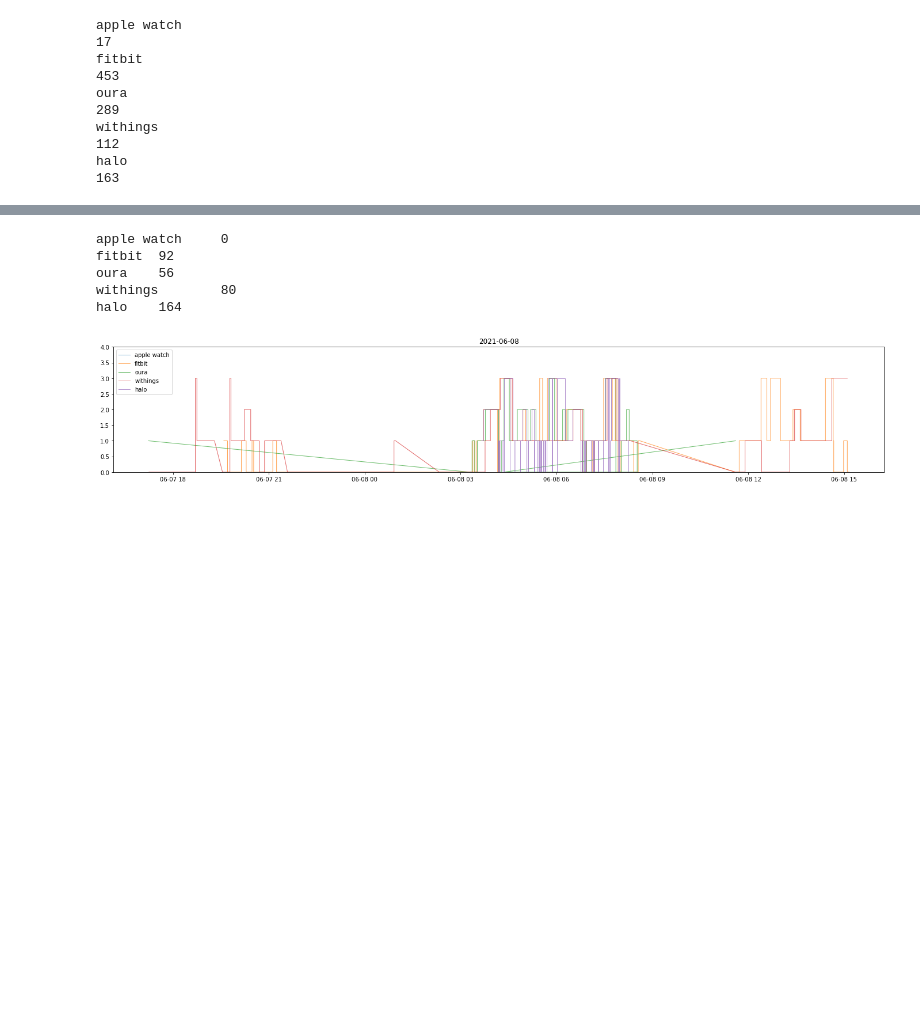
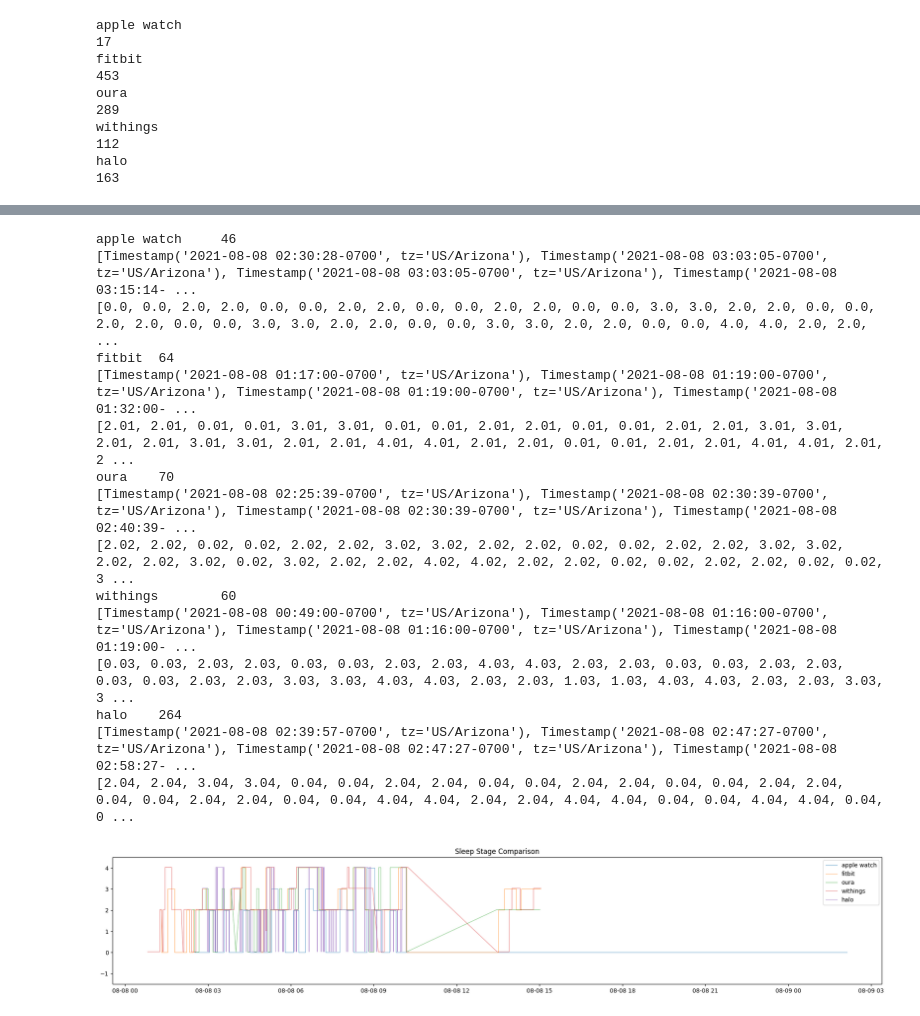
Before and after one commit to AbhikChowdhury6/qsPrez, a Jupyter notebook: analysis.ipynb, the cells around one changed output, grey strips where cells are left out. Saved outputs shown, nothing was run; the diff lists cells and outputs as text; code cells hidden in the pictures; blank space fills up the shorter version.

Commit message:
added vertical offsets and sorted time data

```diff
--- a/analysis.ipynb
+++ b/analysis.ipynb
@@ -223,0 +292,6 @@ def d2dt(d,targetTimezone):
+# %%
+times = datadf.loc[theDate]["oura"][0]
+stages = datadf.loc[theDate]["oura"][1]
+l = sorted([[x[0], x[1]] for x in zip(times, stages)], key=lambda x:x[0])
+times = [x[0] for x in l]
+stages = [x[0] for x in l]
@@ -224,35 +316,72 @@ def d2dt(d,targetTimezone):
 # %%
 import matplotlib.pyplot as plt
 import matplotlib
-theDate = fourPlusDeviceDays[30]
+theDate = fourPlusDeviceDays[1]
+
+#the datadf is indexed by day
+#contains columns that are each device
+#each cell contains a list of two lists
+ # the first one is a list of timestamps of any transitions observed
+ # the second one is the sleep stage transitioned to at that time
+
+
 
 #needs theDate
 #a list of timestamps
 #a list of sleep stages
 fig = plt.figure(figsize=(24.0, 4.0))
 
-plt.gca().set_title(theDate)
+plt.gca().set_title("Sleep Stage Comparison")
 
-plt.gca().set_ylim([0,4])
+plt.gca().set_ylim([-1.5,4.5])
 
-#plt.gca().set_xlim([d2dt(theDate, 'US/Arizona'), d2dt(theDate, 'US/Arizona') + datetime.timedelta(days=1)])
+#plt.gca().set_xlim([datetime.time(), datetime.time() + datetime.timedelta(hours=16)])
 #plt.gca().xaxis_date('US/Arizona')
 #plt.gca().xaxis.set_major_formatter(matplotlib.dates.DateFormatter('%H'))
 
+
+
 for i in range(len(deviceNames)):
+    times = datadf.loc[theDate][deviceNames[i]][0]
+    stages = datadf.loc[theDate][deviceNames[i]][1]
+    l = sorted([[x[0], x[1]] for x in zip(times, stages)], key=lambda x:x[0])
+    times = [x[0] for x in l]
+    #add a slight vertical offset to make overlapping lines easier to see
+    stages = [x[1] + (.01 * i) for x in l]
     print(deviceNames[i] + "\t" + str(len(datadf.loc[theDate][deviceNames[i]][0])))
-    plt.plot(datadf.loc[theDate][deviceNames[i]][0], datadf.loc[theDate][deviceNames[i]][1], label =deviceNames[i], alpha=0.7, linewidth=1)
+    print(times)
+    print(stages)
+    plt.plot(times, stages, label =deviceNames[i], alpha=0.7, linewidth=.7)
 
 
 plt.legend()
 plt.show()
+
+# add in no data values as -1
+# make lines thinner
+#crop ends
+#add sleep stage labels with horzontal lines
+#offset each device for viability
+#make title better
+#make x labels better
+#make y labels better
 # %% [output]
-apple watch     0
-fitbit  92
-oura    56
-withings        80
-halo    164
+apple watch     46
+[Timestamp('2021-08-08 02:30:28-0700', tz='US/Arizona'), Timestamp('2021-08-08 03:03:05-0700', tz='US/Arizona'), Timestamp('2021-08-08 03:03:05-0700', tz='US/Arizona'), Timestamp('2021-08-08 03:15:14- ...
+[0.0, 0.0, 2.0, 2.0, 0.0, 0.0, 2.0, 2.0, 0.0, 0.0, 2.0, 2.0, 0.0, 0.0, 3.0, 3.0, 2.0, 2.0, 0.0, 0.0, 2.0, 2.0, 0.0, 0.0, 3.0, 3.0, 2.0, 2.0, 0.0, 0.0, 3.0, 3.0, 2.0, 2.0, 0.0, 0.0, 4.0, 4.0, 2.0, 2.0, ...
+fitbit  64
+[Timestamp('2021-08-08 01:17:00-0700', tz='US/Arizona'), Timestamp('2021-08-08 01:19:00-0700', tz='US/Arizona'), Timestamp('2021-08-08 01:19:00-0700', tz='US/Arizona'), Timestamp('2021-08-08 01:32:00- ...
+[2.01, 2.01, 0.01, 0.01, 3.01, 3.01, 0.01, 0.01, 2.01, 2.01, 0.01, 0.01, 2.01, 2.01, 3.01, 3.01, 2.01, 2.01, 3.01, 3.01, 2.01, 2.01, 4.01, 4.01, 2.01, 2.01, 0.01, 0.01, 2.01, 2.01, 4.01, 4.01, 2.01, 2 ...
+oura    70
+[Timestamp('2021-08-08 02:25:39-0700', tz='US/Arizona'), Timestamp('2021-08-08 02:30:39-0700', tz='US/Arizona'), Timestamp('2021-08-08 02:30:39-0700', tz='US/Arizona'), Timestamp('2021-08-08 02:40:39- ...
+[2.02, 2.02, 0.02, 0.02, 2.02, 2.02, 3.02, 3.02, 2.02, 2.02, 0.02, 0.02, 2.02, 2.02, 3.02, 3.02, 2.02, 2.02, 3.02, 0.02, 3.02, 2.02, 2.02, 4.02, 4.02, 2.02, 2.02, 0.02, 0.02, 2.02, 2.02, 0.02, 0.02, 3 ...
+withings        60
+[Timestamp('2021-08-08 00:49:00-0700', tz='US/Arizona'), Timestamp('2021-08-08 01:16:00-0700', tz='US/Arizona'), Timestamp('2021-08-08 01:16:00-0700', tz='US/Arizona'), Timestamp('2021-08-08 01:19:00- ...
+[0.03, 0.03, 2.03, 2.03, 0.03, 0.03, 2.03, 2.03, 4.03, 4.03, 2.03, 2.03, 0.03, 0.03, 2.03, 2.03, 0.03, 0.03, 2.03, 2.03, 3.03, 3.03, 4.03, 4.03, 2.03, 2.03, 1.03, 1.03, 4.03, 4.03, 2.03, 2.03, 3.03, 3 ...
+halo    264
+[Timestamp('2021-08-08 02:39:57-0700', tz='US/Arizona'), Timestamp('2021-08-08 02:47:27-0700', tz='US/Arizona'), Timestamp('2021-08-08 02:47:27-0700', tz='US/Arizona'), Timestamp('2021-08-08 02:58:27- ...
+[2.04, 2.04, 3.04, 3.04, 0.04, 0.04, 2.04, 2.04, 0.04, 0.04, 2.04, 2.04, 0.04, 0.04, 2.04, 2.04, 0.04, 0.04, 2.04, 2.04, 0.04, 0.04, 4.04, 4.04, 2.04, 2.04, 4.04, 4.04, 0.04, 0.04, 4.04, 4.04, 0.04, 0 ...
-[figure, old version]
+[figure, new version]
 # %%
 import matplotlib.pyplot as plt
 import matplotlib.dates as md
```
Also changed, not shown: parts of 9 cells of this notebook.
